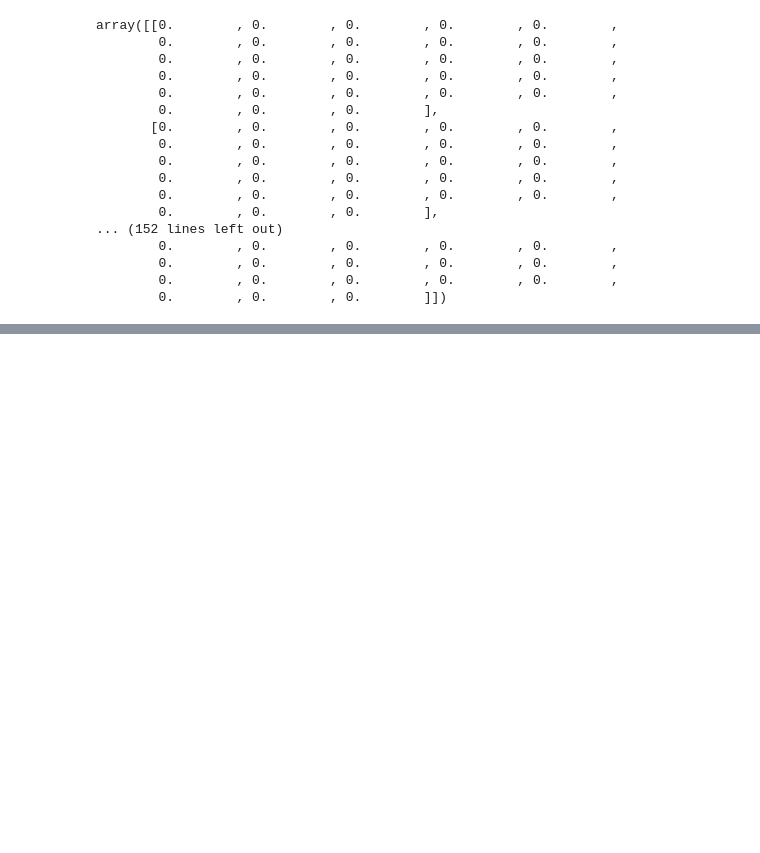
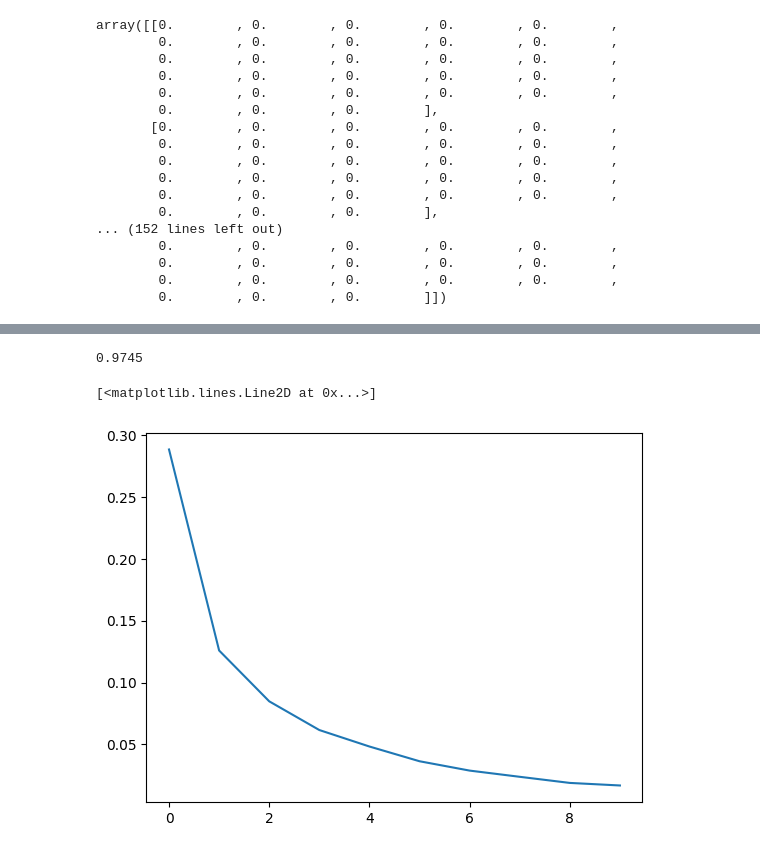
Before and after one commit to MOHIT282/Number-Recoginition-System, a Jupyter notebook: Number Recognition System.ipynb, the cells around one changed output, grey strips where cells are left out. Cells and saved outputs as stored; diff of their text form; code cells hidden in the pictures; blank space fills up the shorter version.

Commit message:
completely build the ann_model

```diff
--- a/Number Recognition System.ipynb
+++ b/Number Recognition System.ipynb
@@ -109,0 +112,2 @@ _________________________________________________________________
+# %%
+model.compile(loss='sparse_categorical_crossentropy', optimizer='Adam', metrics=['accuracy'])
@@ -109,0 +116,2 @@ _________________________________________________________________
+# %%
+ann_model = model.fit(x_train, y_train, epochs=10, validation_split=0.2)
@@ -109,0 +147,11 @@ _________________________________________________________________
+# %%
+from sklearn.metrics import accuracy_score
+
+accuracy_score(y_test, y_predict)
+# %% [output]
+0.9745
+# %%
+plt.plot(ann_model.history['loss'])
+# %% [output]
+[<matplotlib.lines.Line2D at 0x...>]
+[figure, added]
```
Also changed, not shown: parts of 18 cells of this notebook.
